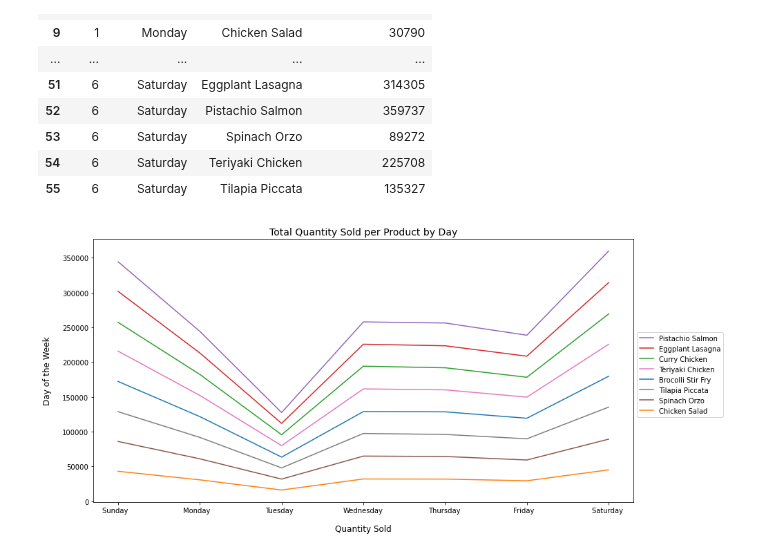
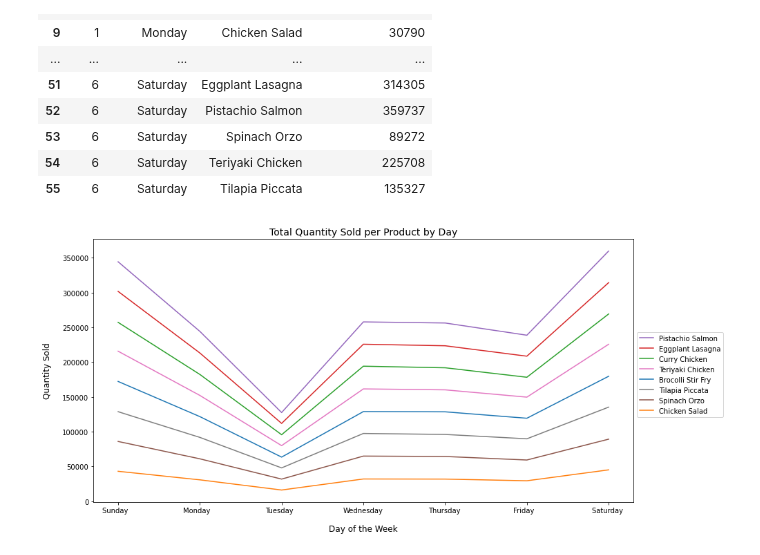
Before and after one commit to jvgalvin/Portfolio, a Jupyter notebook: project_1_3.ipynb, the cells around one changed output. Drawn from its saved outputs; the diff is of its cells as text; code cells hidden in the pictures.

```diff
--- a/project_1_3.ipynb
+++ b/project_1_3.ipynb
@@ -413,16 +413,16 @@ df
 # %%
 # Plot the results of the query
 fig, ax = plt.subplots()
 fig = df.groupby(["day_of_week", "product"], sort=False)["total_quantity_sold"].sum().unstack(level=1).plot(figsize=(14,7), ax=ax)
 
 # Change order of legend
 handles, labels = plt.gca().get_legend_handles_labels()
 order = [4, 3, 2, 6, 0, 7, 5, 1]
 ax.legend([handles[idx] for idx in order], [labels[idx] for idx in order], bbox_to_anchor=(1, 0.66), ncol=1)
 
 # Add titles and axes labels
 plt.title("Total Quantity Sold per Product by Day", fontsize=14)
-ax.set_ylabel("Day of the Week", labelpad=15, fontsize=12)
-ax.set_xlabel("Quantity Sold", labelpad=15, fontsize=12);
+ax.set_ylabel("Quantity Sold", labelpad=15, fontsize=12)
+ax.set_xlabel("Day of the Week", labelpad=15, fontsize=12);
 # %% [output]
-[figure, old version]
+[figure, new version]
```
Also changed, not shown: 5 other files.
